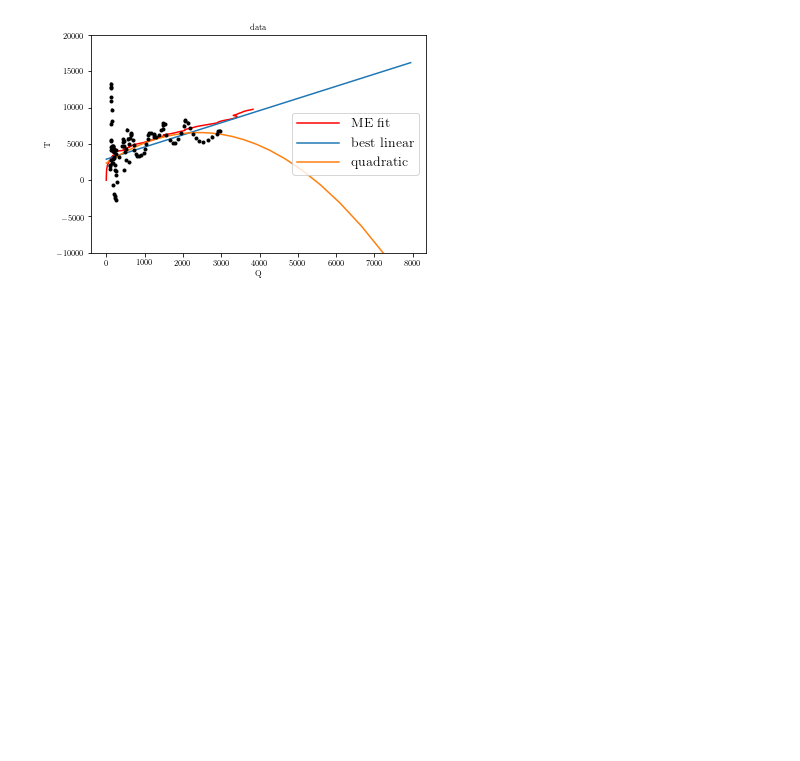
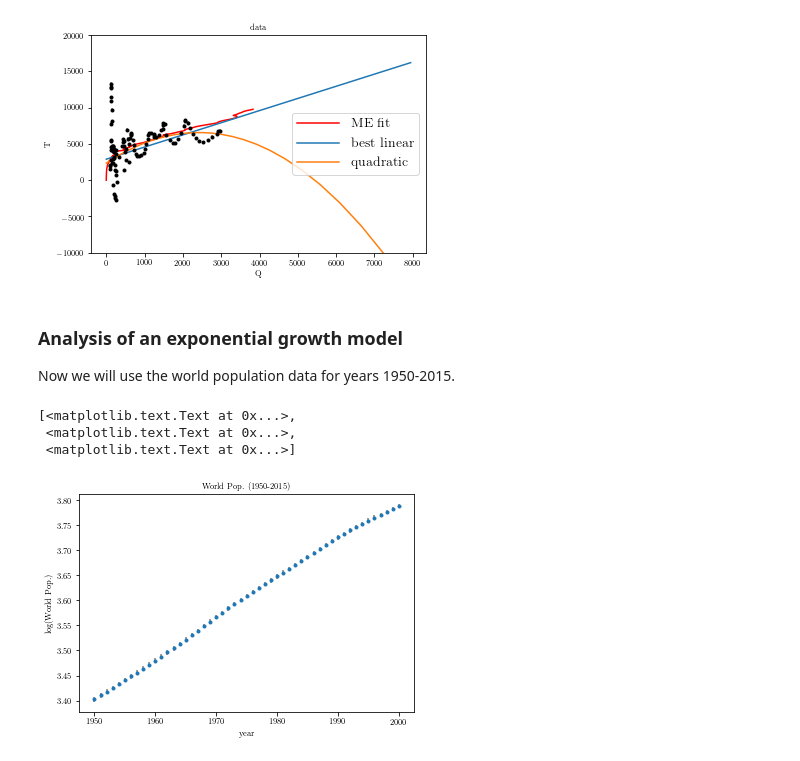
Before and after one commit to Ragadeepika-Pucha/astr-324-s17, a Jupyter notebook: notebooks/Extras-economics.ipynb, the cells around one changed output. Saved outputs shown, nothing was run; the diff lists cells and outputs as text; code cells hidden in the pictures; blank space fills up the shorter version.

Commit message:
added population analysis

```diff
--- a/notebooks/Extras-economics.ipynb
+++ b/notebooks/Extras-economics.ipynb
@@ -229,3 +227,34 @@ ax.set_ylim(-10000, 20000)
 # %% [output]
 (-10000, 20000)
 [figure]
+# %% [markdown]
+### Analysis of an exponential growth model
+
+Now we will use the world population data for years 1950-2015.
+# %%
+### read data (population in thousands)
+data = np.loadtxt('World_POP.dat', usecols=(0, 1), unpack=True)
+year = data[0]
+# change units to "million people"
+wp = data[1]/1000.0
+wp = wp[year<2001]
+year = year[year<2001]
+Ndata = wp.size
+# we don't have errors for data; let's **assume** a simple
+# error model proportional to the data value plus a systematic term
+sysErr = 1.0
+fracErr = 0.01
+wpErr = sysErr + fracErr * wp
+# %%
+# let's plot Pop(time) (log-lin scale)
+Lwp = np.log10(wp)
+LwpErr = np.log10(1+wpErr/wp)
+# plot
+fig, ax = plt.subplots()
+ax.errorbar(year, Lwp, LwpErr, fmt='.', ecolor='gray')
+ax.set(xlabel='year', ylabel='log(World Pop.)', title='World Pop. (1950-2015)')
+# %% [output]
+[<matplotlib.text.Text at 0x...>,
+ <matplotlib.text.Text at 0x...>,
+ <matplotlib.text.Text at 0x...>]
+[figure, added]
```
Also changed, not shown: parts of 13 cells of this notebook.
